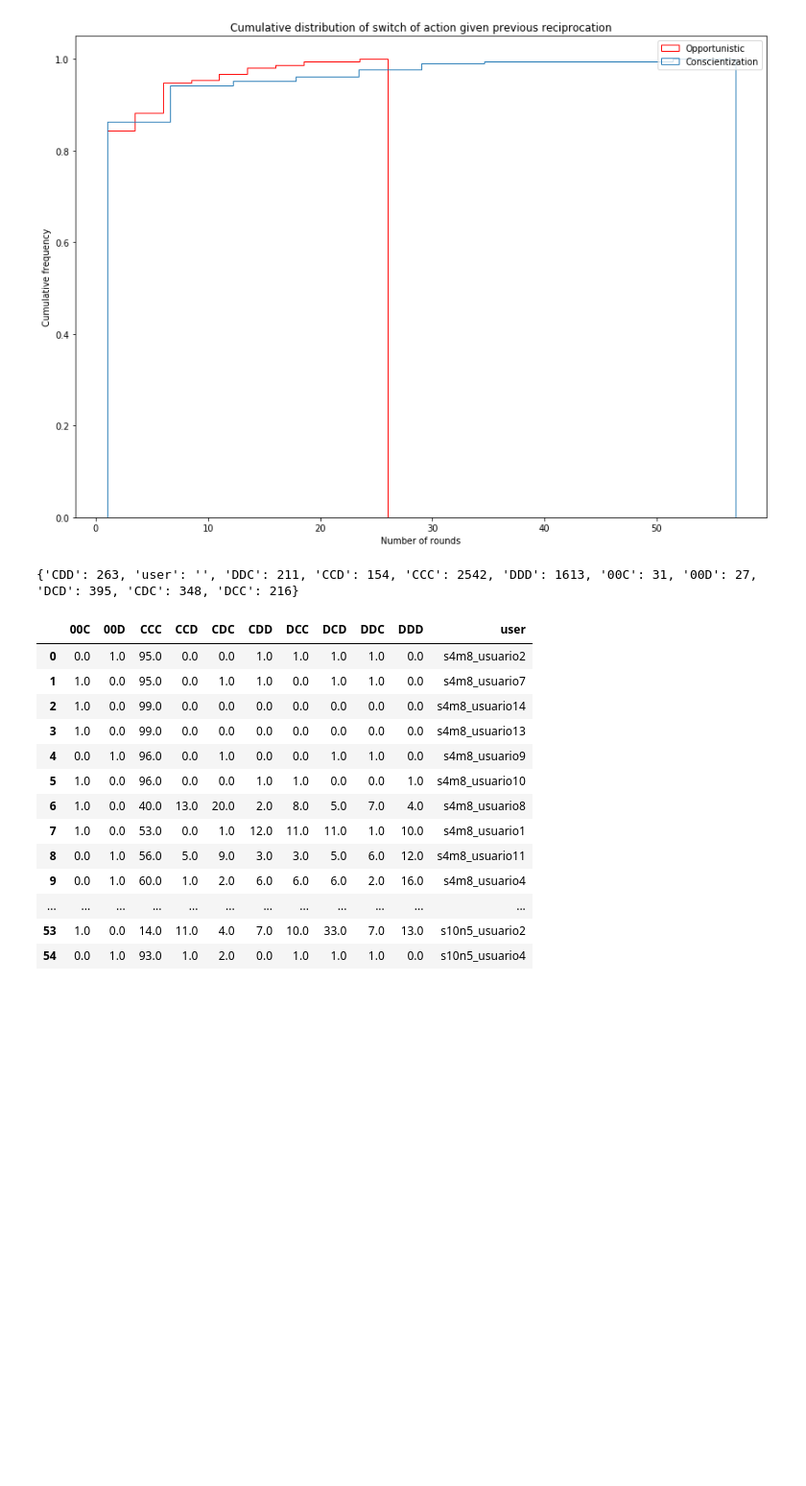
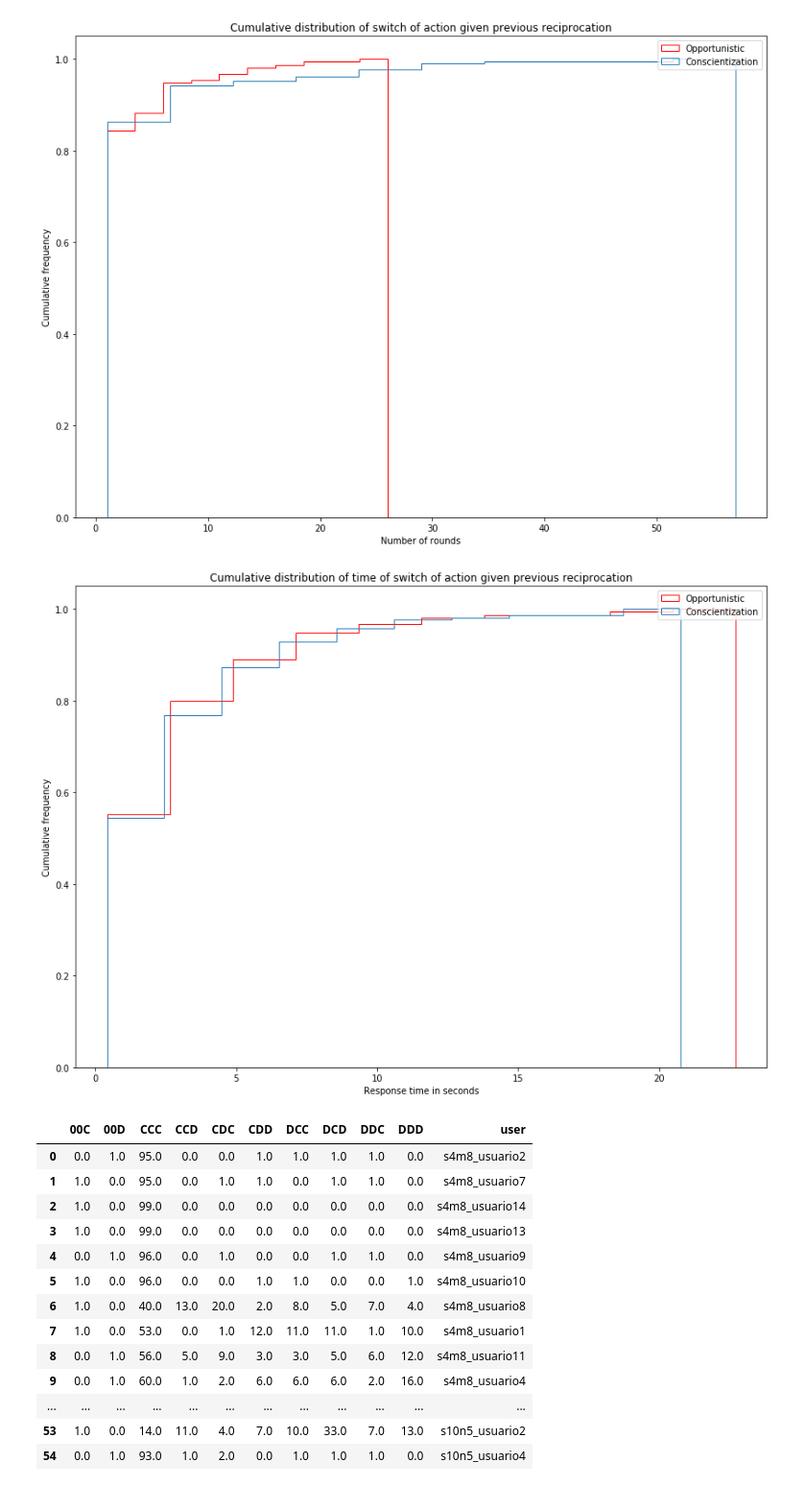
Before and after one commit to eladiomontero/DecisionTimes, a Jupyter notebook: First Experiments PD/decisionTimesAnalysis.ipynb, the cells around one changed output. Shown at 96% size. Drawn from its saved outputs; the diff is of its cells as text; code cells hidden in the pictures; blank space fills up the shorter version.

```diff
--- a/First Experiments PD/decisionTimesAnalysis.ipynb
+++ b/First Experiments PD/decisionTimesAnalysis.ipynb
@@ -870,16 +902,30 @@ plt.title("Cumulative distribution of switch of action given previous reciprocat
 plt.show()
 # %% [output]
 [figure]
-# %%
-def actionCounts(actions, user):
-    act_df = {'user':user,'00D':0,'00C':0,'DCD':0,'CDC':0,'CCC':0,'CDD':0,'CCD':0,'DDC':0,'DCC':0,'DDD':0}
-    for a in actions:
-        act_df[a] = act_df[a] + 1
-    return act_df
-
-print(actionCounts(fix.actions, ""))
-# %% [output]
-{'CDD': 263, 'user': '', 'DDC': 211, 'CCD': 154, 'CCC': 2542, 'DDD': 1613, '00C': 31, '00D': 27, 'DCD': 395, 'CDC': 348, 'DCC': 216}
+# %%
+plt.figure(figsize = (14,10))
+switches.loc[(switches.context == "C") & (switches.type == "CD")].rt.abs().plot(
+    kind = "hist",
+    cumulative = 1,
+    density = True,
+    histtype='step',
+    color = "r",
+    label = "Opportunistic")
+
+switches.loc[(switches.context == "D") & (switches.type == "DC")].rt.abs().plot(
+    kind = "hist",
+    cumulative = 1,
+    density = True,
+    histtype='step',
+    label = "Conscientization"
+)
+plt.legend(loc = "best")
+plt.ylabel("Cumulative frequency")
+plt.xlabel("Response time in seconds")
+plt.title("Cumulative distribution of time of switch of action given previous reciprocation")
+plt.show()
+# %% [output]
+[figure, added]
 # %%
 actions
 # %% [output]
```
Also changed, not shown: parts of 22 cells of this notebook, 32 other files.
